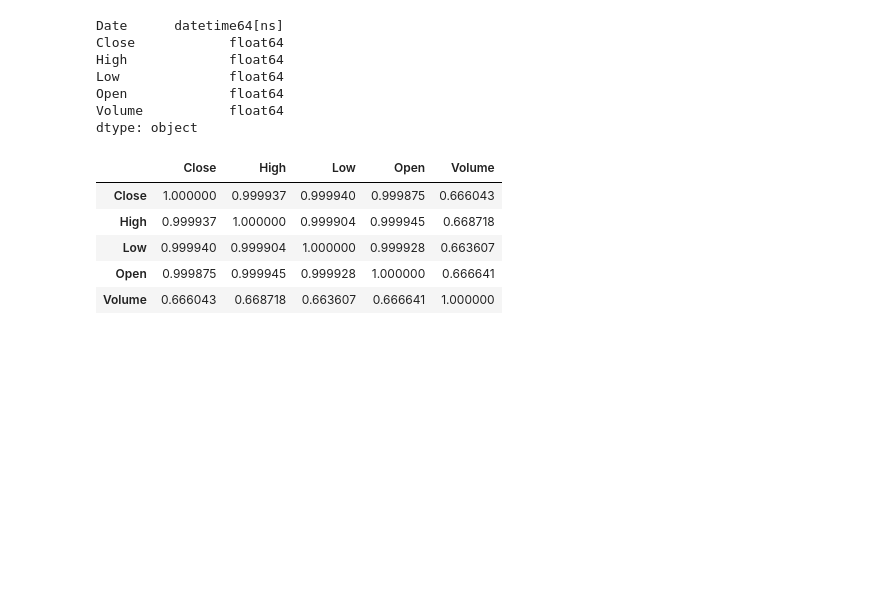
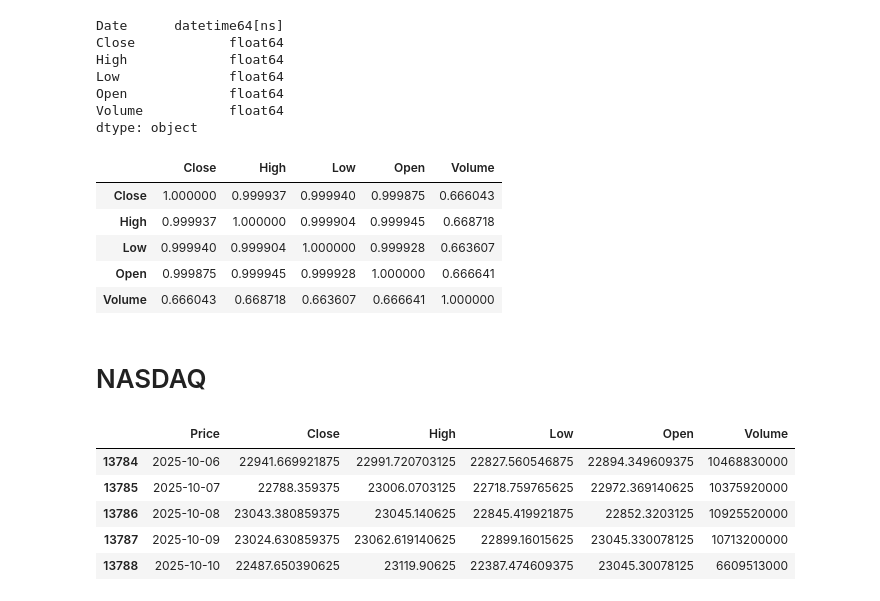
Before and after one commit to DawidK4/BSEPrediction, a Jupyter notebook: market_data/market_data_EDA.ipynb, the cells around one changed output. Cells and saved outputs as stored; diff of their text form; code cells hidden in the pictures; blank space fills up the shorter version.

Commit message:
EDA and transformation of NASDAQ

```diff
--- a/market_data/market_data_EDA.ipynb
+++ b/market_data/market_data_EDA.ipynb
@@ -158,3 +158,14 @@ dow_jones.corr(numeric_only=True)
 | Low | 0.999940 | 0.999904 | 1.000000 | 0.999928 | 0.663607 |
 | Open | 0.999875 | 0.999945 | 0.999928 | 1.000000 | 0.666641 |
 | Volume | 0.666043 | 0.668718 | 0.663607 | 0.666641 | 1.000000 |
+# %% [markdown]
+# NASDAQ
+# %%
+nasdaq.tail()
+# %% [output]
+|  | Price | Close | High | Low | Open | Volume |
+| 13784 | 2025-10-06 | 22941.669921875 | 22991.720703125 | 22827.560546875 | 22894.349609375 | 10468830000 |
+| 13785 | 2025-10-07 | 22788.359375 | 23006.0703125 | 22718.759765625 | 22972.369140625 | 10375920000 |
+| 13786 | 2025-10-08 | 23043.380859375 | 23045.140625 | 22845.419921875 | 22852.3203125 | 10925520000 |
+| 13787 | 2025-10-09 | 23024.630859375 | 23062.619140625 | 22899.16015625 | 23045.330078125 | 10713200000 |
+| 13788 | 2025-10-10 | 22487.650390625 | 23119.90625 | 22387.474609375 | 23045.30078125 | 6609513000 |
```
Also changed, not shown: parts of 1 cell of this notebook.
